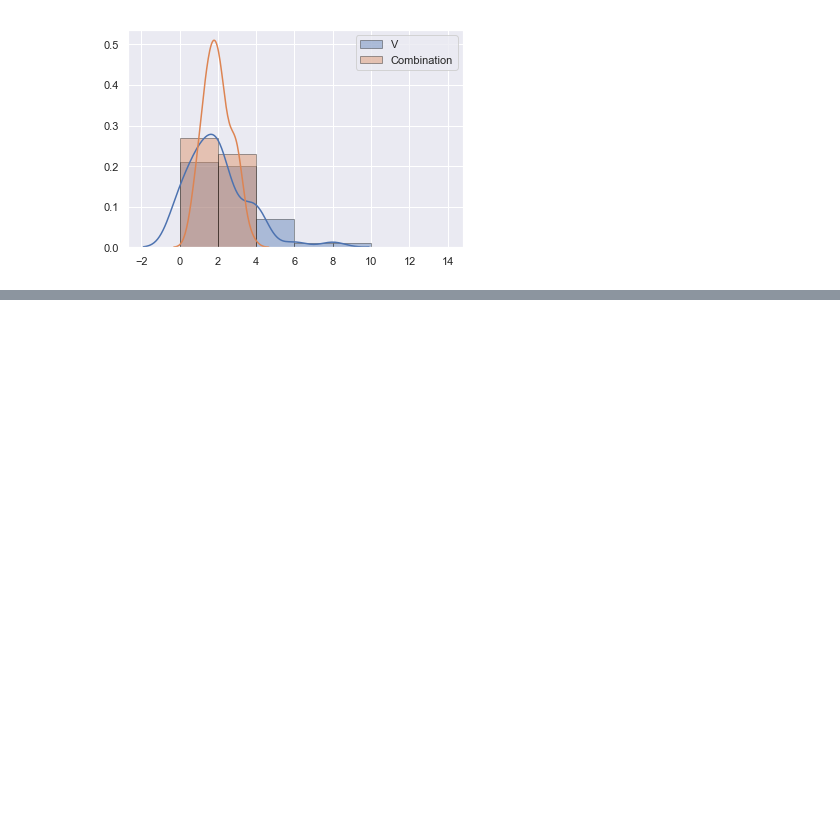
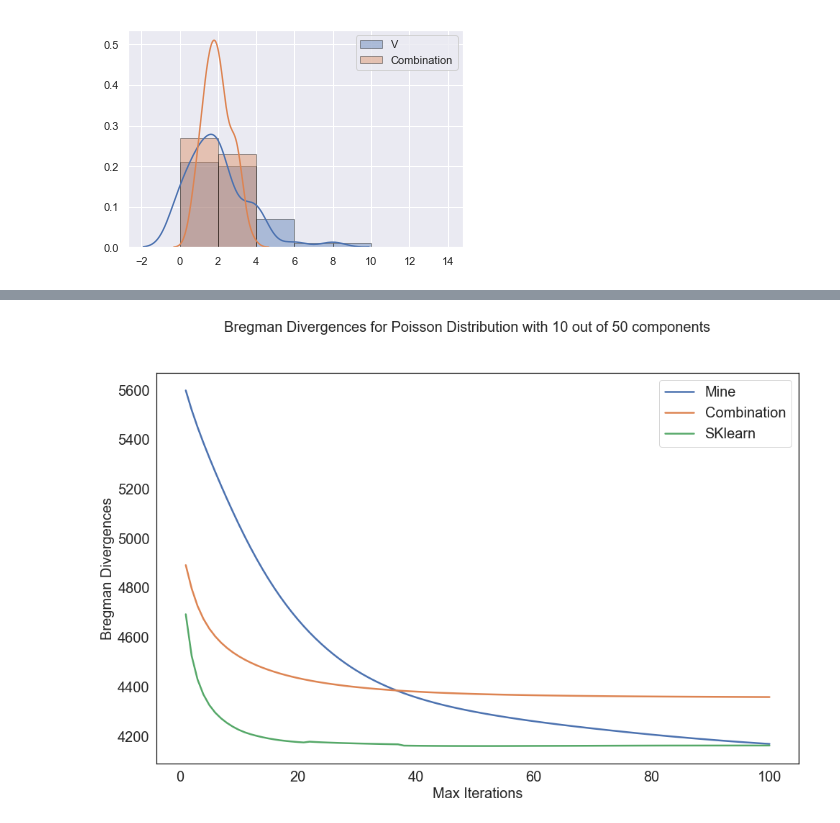
Before and after one commit to michailkoupparis/MatrixTensorFactorization, a Jupyter notebook: testPoission.ipynb, the cells around one changed output, grey strips where cells are left out. Saved outputs shown, nothing was run; the diff lists cells and outputs as text; code cells hidden in the pictures; blank space fills up the shorter version.

```diff
--- a/testPoission.ipynb
+++ b/testPoission.ipynb
@@ -359,0 +395,18 @@ fig_1.savefig('AverageProbabilityNMFPoissonMaxIterations.pdf')
+# %%
+def bregman_div(V,W,H,N):
+
+    A = W.dot(H)
+
+
+
+    first_part = np.multiply(V, np.log( np.divide(V, A) + 1e-5 ))
+
+
+    second_part = -V+A
+    breg = first_part + second_part
+
+    breg[np.where(np.isnan(breg))] = np.nanmax(breg)
+
+    total = np.sum(breg)
+
+    return total
@@ -359,0 +455,29 @@ fig_1.savefig('AverageProbabilityNMFPoissonMaxIterations.pdf')
+# %%
+fig_1 = plt.figure(figsize=(16, 10))
+ax_1 = fig_1.add_subplot(111)
+
+
+ax_1.plot(max_iterations,
+                  bregMy, label="Mine", linewidth=2.5)
+
+ax_1.plot(max_iterations,
+                  bregComb, label="Combination", linewidth=2.5)
+
+ax_1.plot(max_iterations,
+                  bregSK, label="SKlearn", linewidth=2.5)
+
+for item in ([ax_1.title, ax_1.xaxis.label, ax_1.yaxis.label] +
+             ax_1.get_xticklabels() + ax_1.get_yticklabels()):
+    item.set_fontsize(20)
+
+ax_1.legend(loc=0, fontsize = 20)
+plt.rcParams['axes.facecolor']='white'
+plt.rcParams['savefig.facecolor']='white'
+plt.rcParams['axes.edgecolor'] = 'black'
+
+ax_1.set_xlabel('Max Iterations')
+ax_1.set_ylabel('Bregman Divergences')
+fig_1.suptitle('Bregman Divergences for Poisson Distribution with 10 out of 50 components', fontsize = 20)
+fig_1.savefig('AverageProbabilityNMFPoissonMaxIterationsFurtherBregman.pdf')
+# %% [output]
+[figure, added]
```
Also changed, not shown: parts of 14 cells of this notebook, 31 other files.
